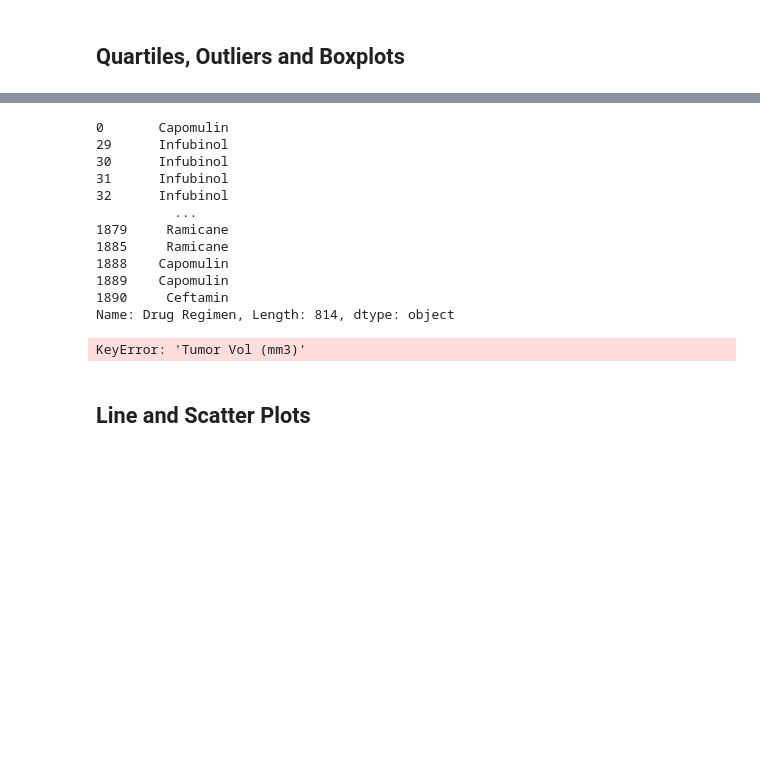
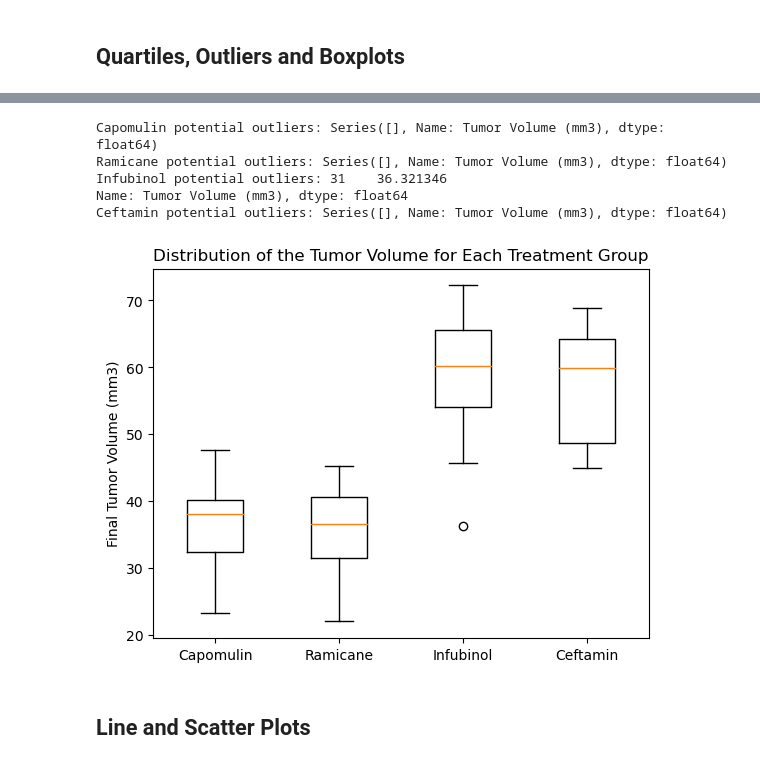
Before and after one commit to ldevlysh314/HomeWork6, a Jupyter notebook: pymaceuticals_analysis.ipynb, the cells around one changed output, grey strips where cells are left out. Saved outputs shown, nothing was run; the diff lists cells and outputs as text; code cells hidden in the pictures; blank space fills up the shorter version.

```diff
--- a/pymaceuticals_analysis.ipynb
+++ b/pymaceuticals_analysis.ipynb
@@ -236,7 +237,7 @@ tumor_vol_max_timepoint
 # %%
 # Put treatments into a list for for loop (and later for plot labels)
-#done above as regimens_list
+regimen_list = ['Capomulin', 'Ramicane', 'Infubinol', 'Ceftamin']
+regimen_list
 
 # Create empty list to fill with tumor vol data (for plotting)
-tumor_vol_data = tumor_vol_max_timepoint[["Drug Regimen", "Tumor Vol (mm3)_max"]]
-tumor_vol_data
+tumor_vol_data = []
@@ -257,11 +244,29 @@ tumor_vol_data
 # %%
 # Calculate the IQR and quantitatively determine if there are any potential outliers.
-
+for drug in regimen_list:
 
     # Locate the rows which contain mice on each drug and get the tumor volumes
-
+    final_tumor_vol = tumor_vol_max_timepoint.loc[tumor_vol_max_timepoint["Drug Regimen"] == drug, 'Tumor Volume (mm3)']
 
     # add subset
-
+    tumor_vol_data.append(final_tumor_vol )
 
     # Determine outliers using upper and lower bounds
+    quartiles = final_tumor_vol.quantile([.25,.5,.75])
+
+    lowerq = quartiles[0.25]
+    upperq = quartiles[0.75]
+    iqr = upperq-lowerq
+
+    lower_bound = lowerq - (1.5*iqr)
+    upper_bound = upperq + (1.5*iqr)
+
+    outliers = final_tumor_vol.loc[(final_tumor_vol < lower_bound)|(final_tumor_vol > upper_bound)]
+
+    print(f"{drug} potential outliers: {outliers}")
+# %% [output]
+Capomulin potential outliers: Series([], Name: Tumor Volume (mm3), dtype: float64)
+Ramicane potential outliers: Series([], Name: Tumor Volume (mm3), dtype: float64)
+Infubinol potential outliers: 31    36.321346
+Name: Tumor Volume (mm3), dtype: float64
+Ceftamin potential outliers: Series([], Name: Tumor Volume (mm3), dtype: float64)
@@ -283,38 +273,13 @@ tumor_vol_data
-# %%
-#tumor_vol_plot is a df sorted to show 4 selected regimen with the range of tumor volumes per each (for plotting)
-tumor_vol_plot = mice_study_clean[["Drug Regimen", "Tumor Volume (mm3)"]]
-
-tumor_vol_plot_list = tumor_vol_plot['Drug Regimen'].isin(regimen_list)
-
-tumor_vol_regimen = tumor_vol_plot['Drug Regimen'].loc[tumor_vol_plot_list]
-tumor_vol_regimen
-# %% [output]
-0       Capomulin
-29      Infubinol
-30      Infubinol
-31      Infubinol
-32      Infubinol
-          ...
-1879     Ramicane
-1885     Ramicane
-1888    Capomulin
-1889    Capomulin
-1890     Ceftamin
-Name: Drug Regimen, Length: 814, dtype: object
 # %%
 # Generate a box plot that shows the distrubution of the tumor volume for each treatment group.
 
-regimen = regimen_list
-
-for regimen in regimen:
-    tumor_vol = mice_study_clean['Tumor Vol (mm3)']
-    fig1, ax1 = plt.subplots()
-    ax1.set_title('Distribution of the Tumor Volume for Each Treatment Group')
-    ax1.set_ylabel('Final Tumor Volume (mm3)')
-    ax1.boxplot(regimen)
-    plt.show()
+fig1, ax1 = plt.subplots()
+ax1.set_title('Distribution of the Tumor Volume for Each Treatment Group')
+ax1.set_ylabel('Final Tumor Volume (mm3)')
+ax1.boxplot(tumor_vol_data, labels = regimen_list)
+plt.show()
 # %% [output]
-KeyError: 'Tumor Vol (mm3)'
+[figure, added]
 # %% [markdown]
 ## Line and Scatter Plots
 # %%
```
Also changed, not shown: parts of 9 cells of this notebook.
